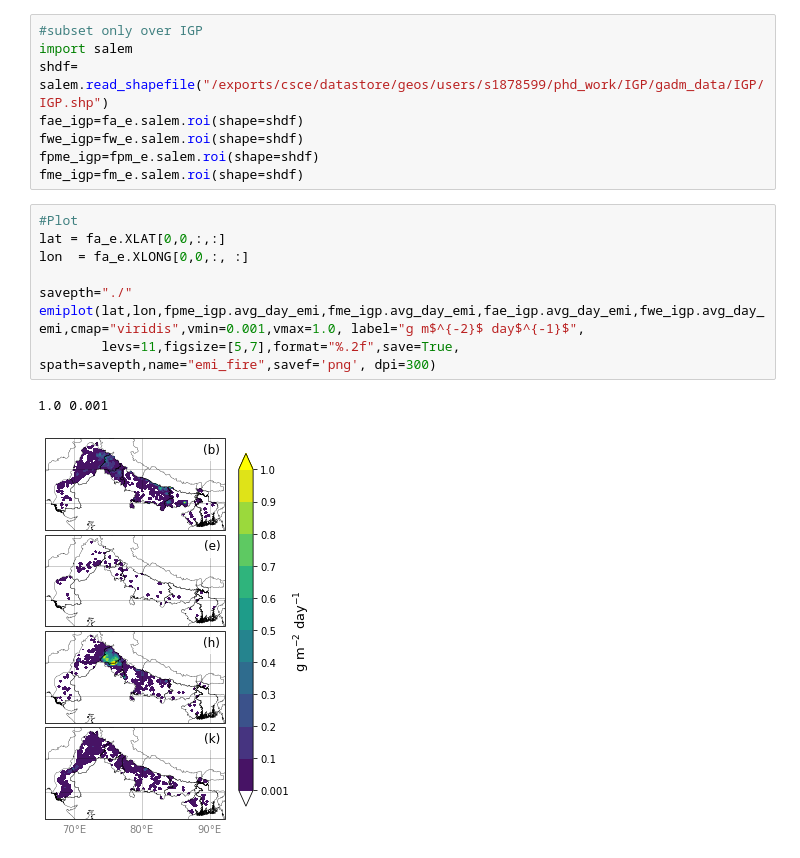
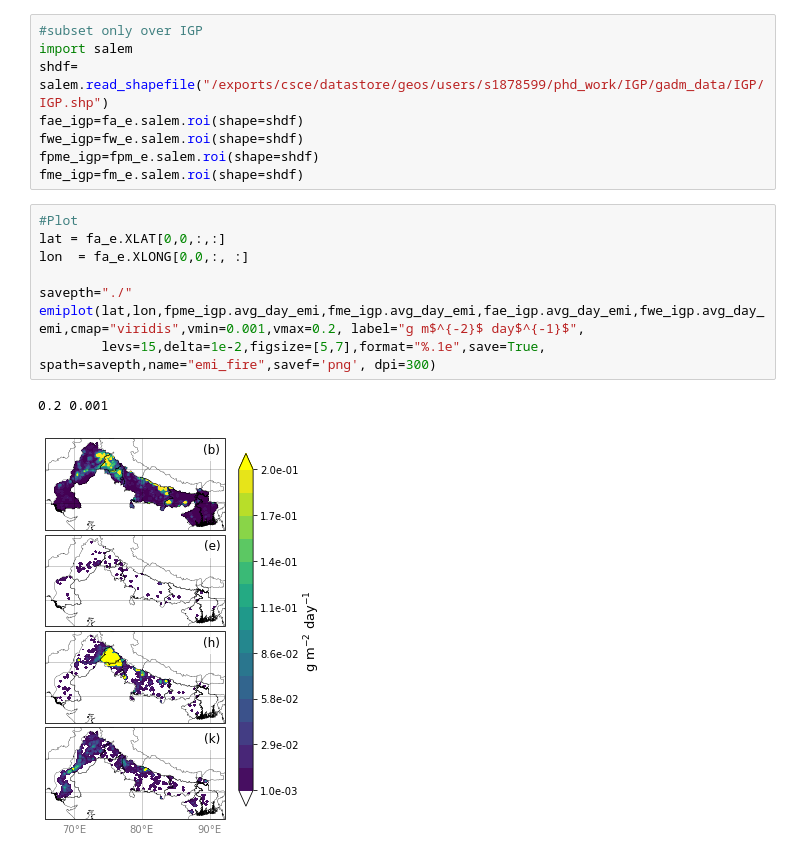
Before and after one commit to catemgn/AQ-IGP, a Jupyter notebook: analysis/emissions/emi_fire.ipynb, the cells around one changed output. Drawn from its saved outputs; the diff is of its cells as text.

```diff
--- a/analysis/emissions/emi_fire.ipynb
+++ b/analysis/emissions/emi_fire.ipynb
@@ -277,11 +277,11 @@ fme_igp=fm_e.salem.roi(shape=shdf)
 # %%
 #Plot
 lat = fa_e.XLAT[0,0,:,:]
 lon  = fa_e.XLONG[0,0,:, :]
 
 savepth="./"
-emiplot(lat,lon,fpme_igp.avg_day_emi,fme_igp.avg_day_emi,fae_igp.avg_day_emi,fwe_igp.avg_day_emi,cmap="viridis",vmin=0.001,vmax=1.0, label="g m$^{-2}$ day$^{-1}$",
-        levs=11,figsize=[5,7],format="%.2f",save=True, spath=savepth,name="emi_fire",savef='png', dpi=300)
+emiplot(lat,lon,fpme_igp.avg_day_emi,fme_igp.avg_day_emi,fae_igp.avg_day_emi,fwe_igp.avg_day_emi,cmap="viridis",vmin=0.001,vmax=0.2, label="g m$^{-2}$ day$^{-1}$",
+        levs=15,delta=1e-2,figsize=[5,7],format="%.1e",save=True, spath=savepth,name="emi_fire",savef='png', dpi=300)
 # %% [output]
-1.0 0.001
+0.2 0.001
-[figure, old version]
+[figure, new version]
```
Also changed, not shown: parts of 4 cells of this notebook, 2 other files.
